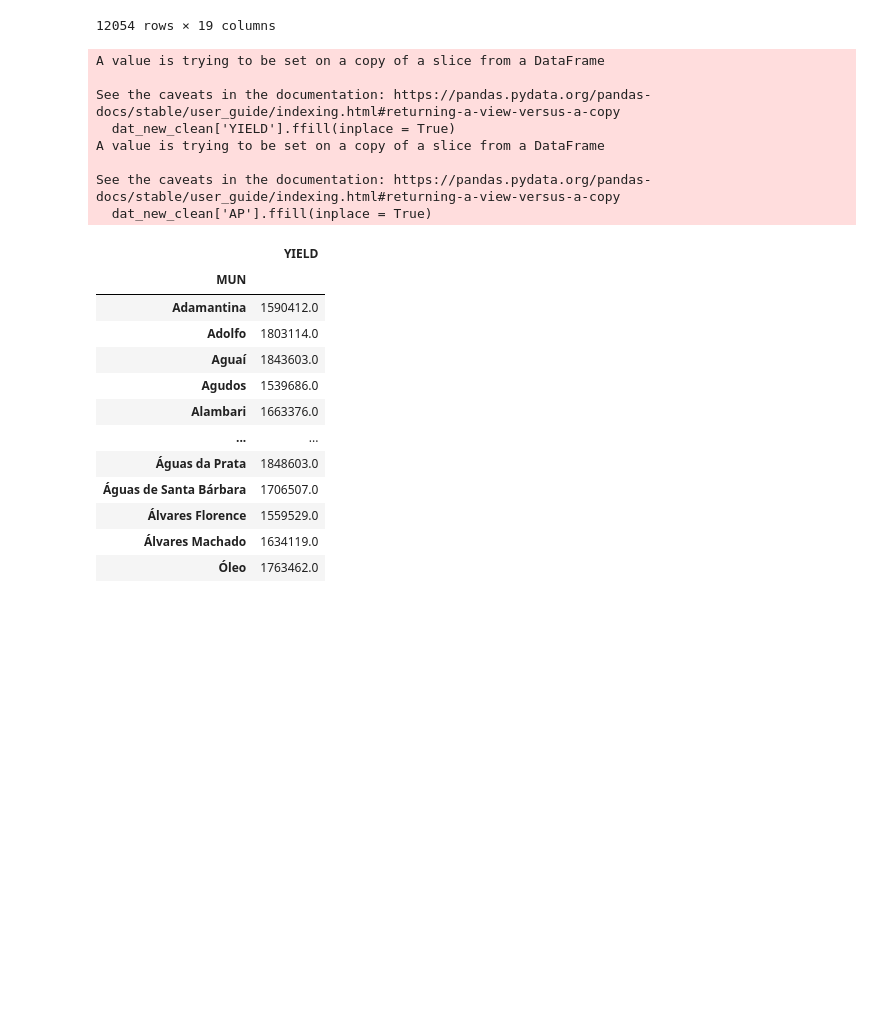
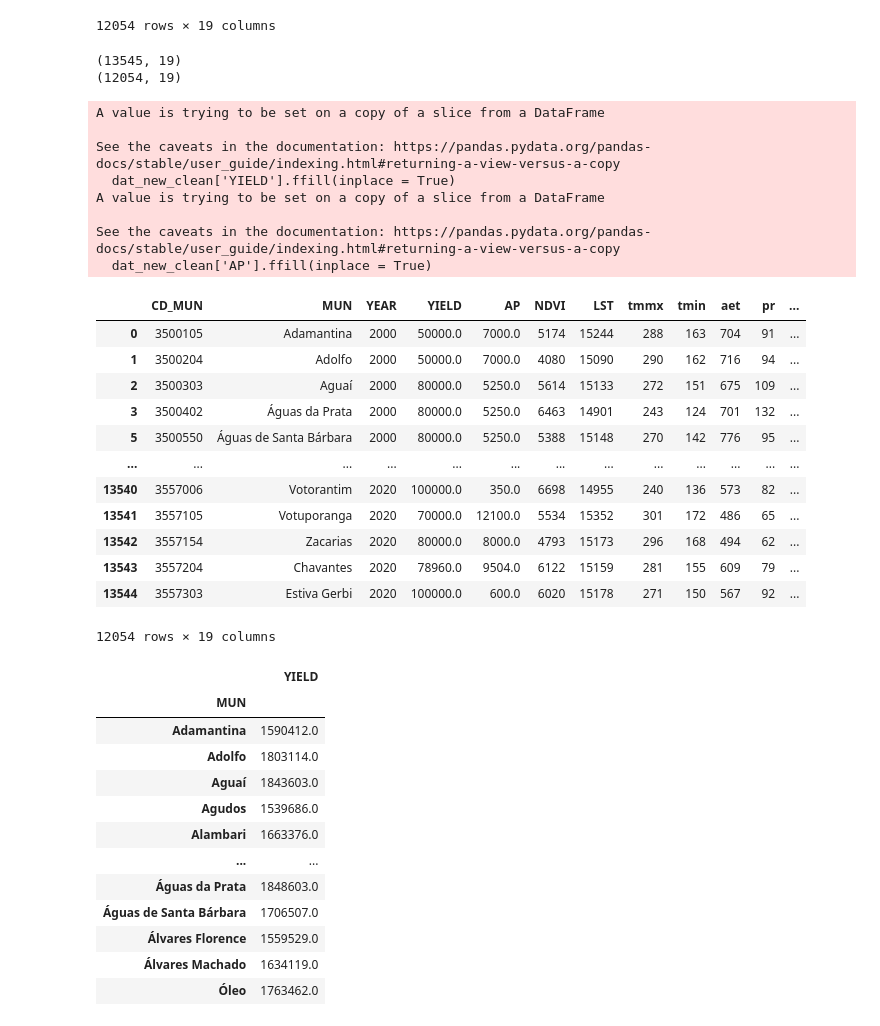
Before and after one commit to neli12/time-series-productivity-sp, a Jupyter notebook: Time series yield EDA.ipynb, the cells around one changed output. Drawn from its saved outputs; the diff is of its cells as text; code cells hidden in the pictures; blank space fills up the shorter version.

```diff
--- a/Time series yield EDA.ipynb
+++ b/Time series yield EDA.ipynb
@@ -62,16 +116,37 @@ dat_new_clean
 | 13543 | 3557204 | Chavantes | 2020 | 78960.0 | 9504.0 | 6122 | 15159 | 281 | 155 | 609 | 79 | ... |
 | 13544 | 3557303 | Estiva Gerbi | 2020 | 100000.0 | 600.0 | 6020 | 15178 | 271 | 150 | 567 | 92 | ... |
 12054 rows × 19 columns
+# %%
+## Difference between original and clean data
+print(dat_new.shape)
+print(dat_new_clean.shape)
+# %% [output]
+(13545, 19)
+(12054, 19)
 # %%
 ## Forward fill of NaN values
 dat_new_clean['YIELD'].ffill(inplace = True)
 dat_new_clean['AP'].ffill(inplace = True)
+dat_new_clean
 # %% [output]
 A value is trying to be set on a copy of a slice from a DataFrame
 
 See the caveats in the documentation: https://pandas.pydata.org/pandas-docs/stable/user_guide/indexing.html#returning-a-view-versus-a-copy
   dat_new_clean['YIELD'].ffill(inplace = True)
 A value is trying to be set on a copy of a slice from a DataFrame
 
 See the caveats in the documentation: https://pandas.pydata.org/pandas-docs/stable/user_guide/indexing.html#returning-a-view-versus-a-copy
   dat_new_clean['AP'].ffill(inplace = True)
+|  | CD_MUN | MUN | YEAR | YIELD | AP | NDVI | LST | tmmx | tmin | aet | pr | ... |
+| 0 | 3500105 | Adamantina | 2000 | 50000.0 | 7000.0 | 5174 | 15244 | 288 | 163 | 704 | 91 | ... |
+| 1 | 3500204 | Adolfo | 2000 | 50000.0 | 7000.0 | 4080 | 15090 | 290 | 162 | 716 | 94 | ... |
+| 2 | 3500303 | Aguaí | 2000 | 80000.0 | 5250.0 | 5614 | 15133 | 272 | 151 | 675 | 109 | ... |
+| 3 | 3500402 | Águas da Prata | 2000 | 80000.0 | 5250.0 | 6463 | 14901 | 243 | 124 | 701 | 132 | ... |
+| 5 | 3500550 | Águas de Santa Bárbara | 2000 | 80000.0 | 5250.0 | 5388 | 15148 | 270 | 142 | 776 | 95 | ... |
+| ... | ... | ... | ... | ... | ... | ... | ... | ... | ... | ... | ... | ... |
+| 13540 | 3557006 | Votorantim | 2020 | 100000.0 | 350.0 | 6698 | 14955 | 240 | 136 | 573 | 82 | ... |
+| 13541 | 3557105 | Votuporanga | 2020 | 70000.0 | 12100.0 | 5534 | 15352 | 301 | 172 | 486 | 65 | ... |
+| 13542 | 3557154 | Zacarias | 2020 | 80000.0 | 8000.0 | 4793 | 15173 | 296 | 168 | 494 | 62 | ... |
+| 13543 | 3557204 | Chavantes | 2020 | 78960.0 | 9504.0 | 6122 | 15159 | 281 | 155 | 609 | 79 | ... |
+| 13544 | 3557303 | Estiva Gerbi | 2020 | 100000.0 | 600.0 | 6020 | 15178 | 271 | 150 | 567 | 92 | ... |
+12054 rows × 19 columns
```
Also changed, not shown: parts of 12 cells of this notebook.
